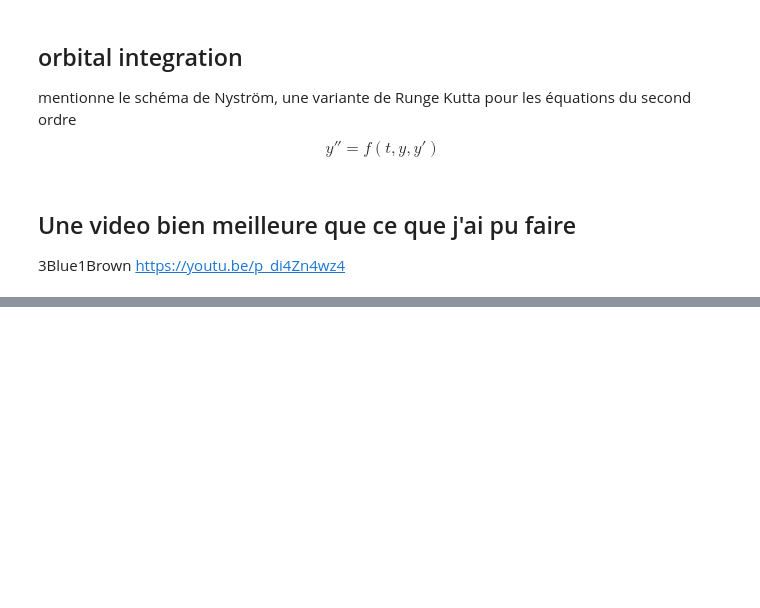
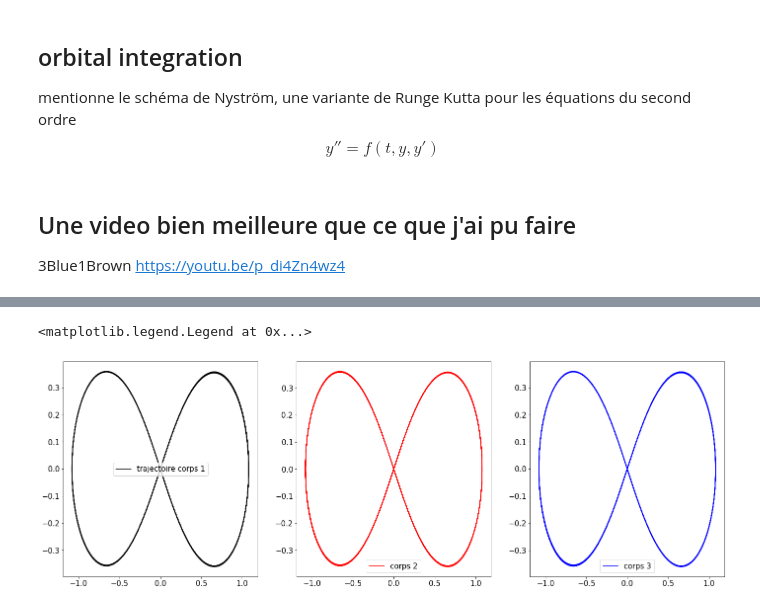
Before and after one commit to azerad/labomathedo, a Jupyter notebook: labomathedo.ipynb, the cells around one changed output, grey strips where cells are left out. Drawn from its saved outputs; the diff is of its cells as text; code cells hidden in the pictures; blank space fills up the shorter version.

Commit message:
3 corps animations et huit!

```diff
--- a/labomathedo.ipynb
+++ b/labomathedo.ipynb
@@ -568,0 +676,15 @@ https://youtu.be/p_di4Zn4wz4
+# %%
+import matplotlib.pyplot as plt
+fig3 = plt.figure(figsize=(24, 8))
+plt.subplot(131)
+plt.plot(X[0,:],Y[0,:],c='k',label='trajectoire corps 1')
+plt.legend(loc='best')
+plt.subplot(132)
+plt.plot(X[1,:],Y[1,:],c='r',label='corps 2')
+plt.legend(loc='best')
+plt.subplot(133)
+plt.plot(X[2,:],Y[2,:],c='b',label='corps 3')
+plt.legend(loc='best')
+# %% [output]
+<matplotlib.legend.Legend at 0x...>
+[figure, added]
```
Also changed, not shown: parts of 17 cells of this notebook.
